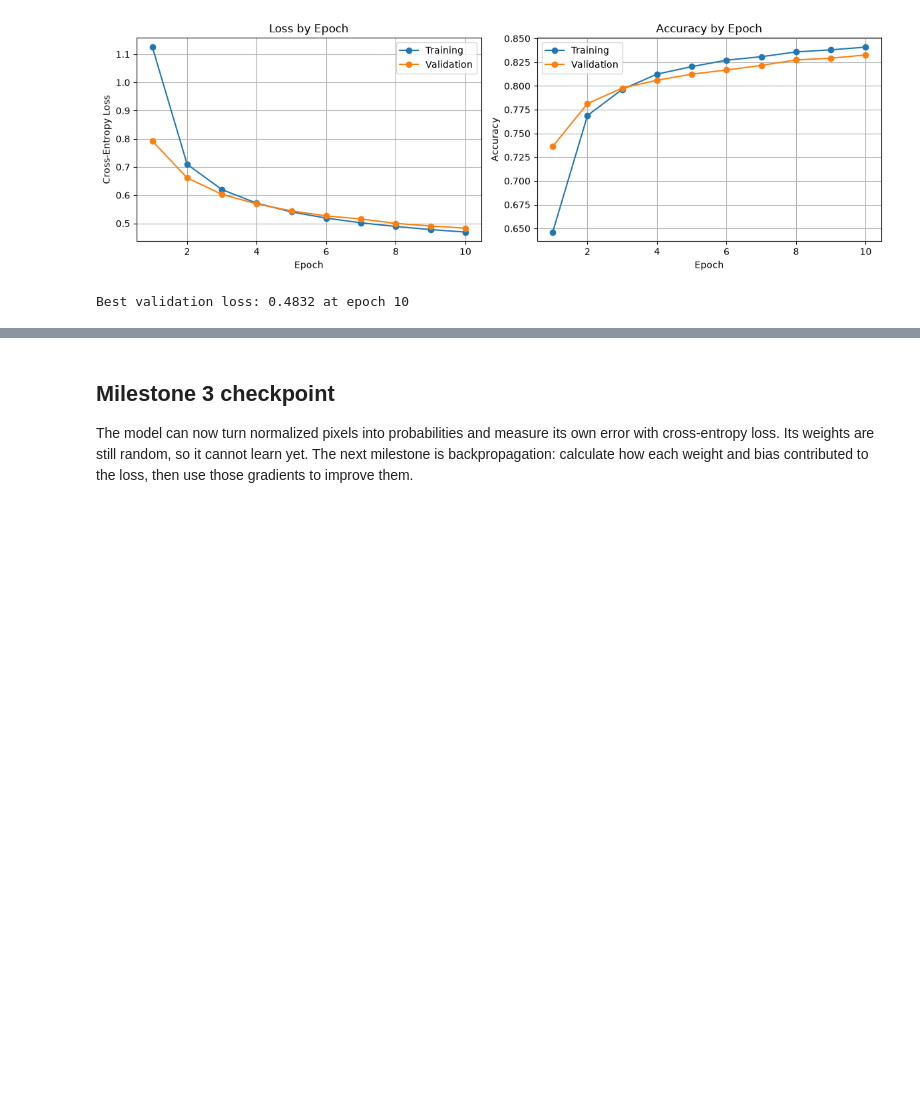
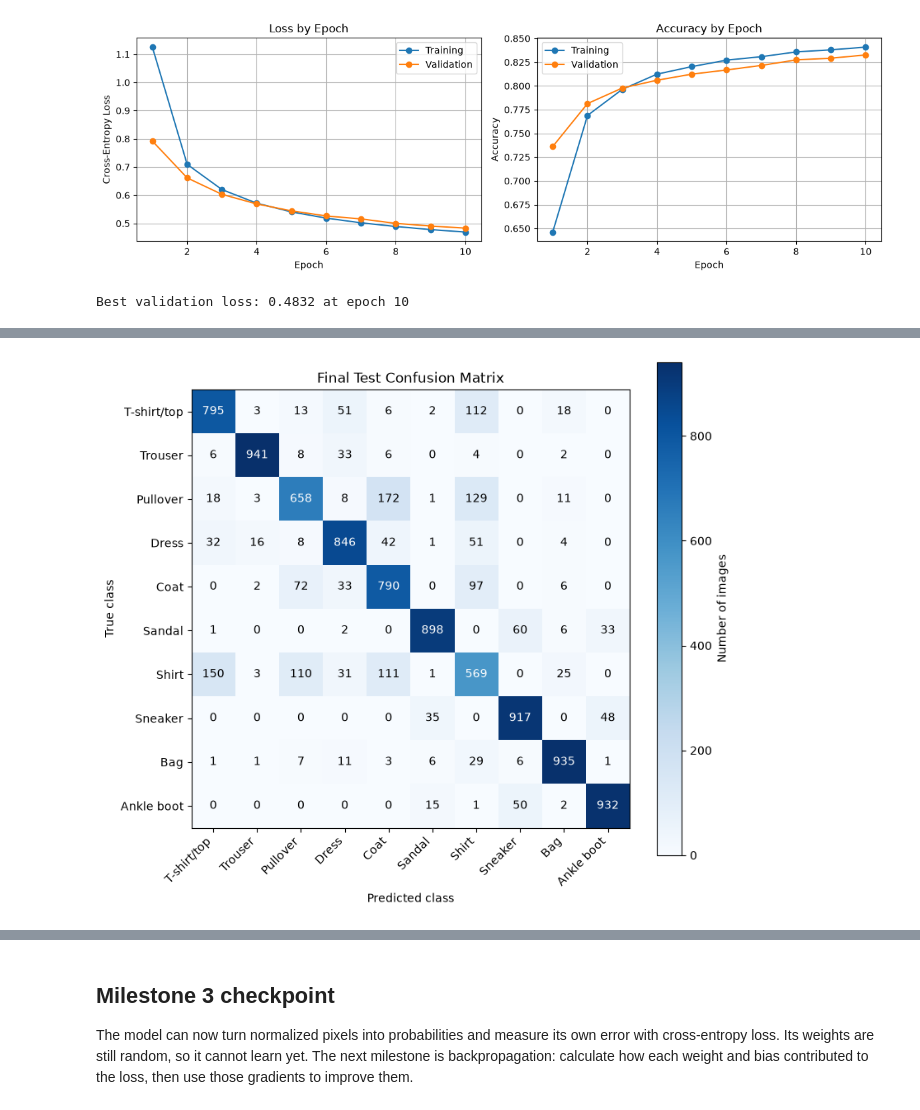
Before and after one commit to Vijayscodehub/numpy_mlp_fashion_mnist, a Jupyter notebook: numpy_mlp_fashion_mnist.ipynb, the cells around one changed output, grey strips where cells are left out. Cells and saved outputs as stored; diff of their text form; code cells hidden in the pictures; blank space fills up the shorter version.

Commit message:
complete NumPy MLP experiment and report
Add the learning-rate comparison, final held-out test evaluation, exported result figures, and public-facing project README.

```diff
--- a/numpy_mlp_fashion_mnist.ipynb
+++ b/numpy_mlp_fashion_mnist.ipynb
@@ -793,0 +922,65 @@ Best validation loss: 0.4832 at epoch 10
+# %%
+# Milestone 11: evaluate the selected model once on the untouched official test set.
+
+# Use the baseline checkpoint chosen by the lowest validation loss.
+# Do not train, tune, or update any parameters in this final evaluation.
+test_loss, test_accuracy = evaluate(
+    X_test,
+    y_test,
+    best_W1,
+    best_b1,
+    best_W2,
+    best_b2,
+)
+
+# Make one final prediction for each of the 10,000 test images.
+test_probabilities = forward_pass(X_test, best_W1, best_b1, best_W2, best_b2)
+test_predictions = np.argmax(test_probabilities, axis=1)
+
+# Rows will be true classes; columns will be predicted classes.
+confusion_matrix = np.zeros((NUM_CLASSES, NUM_CLASSES), dtype=int)
+
+# Add one count for every true-class/predicted-class pair.
+for true_label, predicted_label in zip(y_test, test_predictions):
+    confusion_matrix[true_label, predicted_label] += 1
+
+# Recall asks: out of every real class example, how many did the model find?
+per_class_recall = np.diag(confusion_matrix) / confusion_matrix.sum(axis=1)
+
+# A final test set has exactly 10,000 examples and the matrix should count all of them.
+assert confusion_matrix.sum() == len(y_test)
+assert np.isfinite(test_loss)
+assert 0.0 <= test_accuracy <= 1.0
+
+print("Final test result - do not tune settings after this point")
+print(f"Selected learning rate: 0.01")
+print(f"Selected epoch: {best_epoch}")
+print(f"Test loss: {test_loss:.4f}")
+print(f"Test accuracy: {test_accuracy:.2%}")
+
+print("\nRecall by class")
+for class_id, class_name in enumerate(CLASS_NAMES):
+    print(f"{class_name:12s}: {per_class_recall[class_id]:.2%}")
+
+# Draw the confusion matrix so we can see which classes the model confuses.
+figure, axis = plt.subplots(figsize=(8, 7))
+image = axis.imshow(confusion_matrix, cmap="Blues")
+figure.colorbar(image, ax=axis, label="Number of images")
+axis.set_xticks(np.arange(NUM_CLASSES))
+axis.set_yticks(np.arange(NUM_CLASSES))
+axis.set_xticklabels(CLASS_NAMES, rotation=45, ha="right")
+axis.set_yticklabels(CLASS_NAMES)
+axis.set_xlabel("Predicted class")
+axis.set_ylabel("True class")
+axis.set_title("Final Test Confusion Matrix")
+
+# Write each count inside its matrix square.
+for row_number in range(NUM_CLASSES):
+    for column_number in range(NUM_CLASSES):
+        count = confusion_matrix[row_number, column_number]
+        text_color = "white" if count > confusion_matrix.max() / 2 else "black"
+        axis.text(column_number, row_number, count, ha="center", va="center", color=text_color)
+
+plt.tight_layout()
+plt.show()
+# %% [output]
@@ -793,0 +1004 @@ Best validation loss: 0.4832 at epoch 10
+[figure, added]
```
Also changed, not shown: parts of 3 cells of this notebook, 4 other files.
